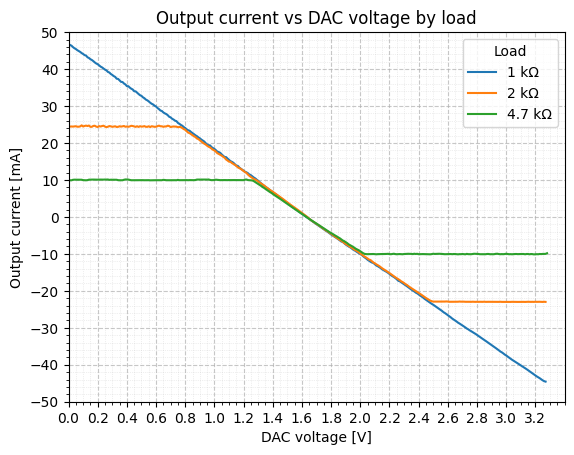
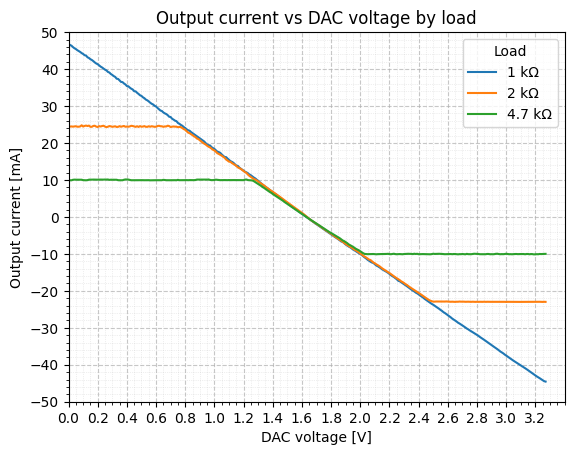
Code edit (unified diff) that turned the first committed figure into the second:
--- before
+++ after
@@ -1,4 +1,2 @@
-import numpy as np
-
 dac_step = 0.01
 
@@ -13,6 +11,5 @@
 all_data = pd.concat([load_1k_cmp, load_2k_cmp, load_4k7_cmp], ignore_index=True)
 
-# all_data["dac_bin"] = ( (all_data["dac"] / dac_step).round() * dac_step)
-all_data["dac_bin"] = np.floor(all_data["dac"] / dac_step) * dac_step
+all_data["dac_bin"] = (all_data["dac"] // dac_step) * dac_step
 
 comparison = all_data.pivot_table(index="dac_bin", columns="load", values="current", aggfunc="mean")
@@ -30,5 +27,5 @@
 ax.set_xlim(0, 3.4)
 
-ax.set_xticks(np.arange(0, 3.4, 0.2))
+ax.set_xticks([i / 10 for i in range(0, 34, 2)])
 
 # =========================================================

Commit: new venv with newer python version